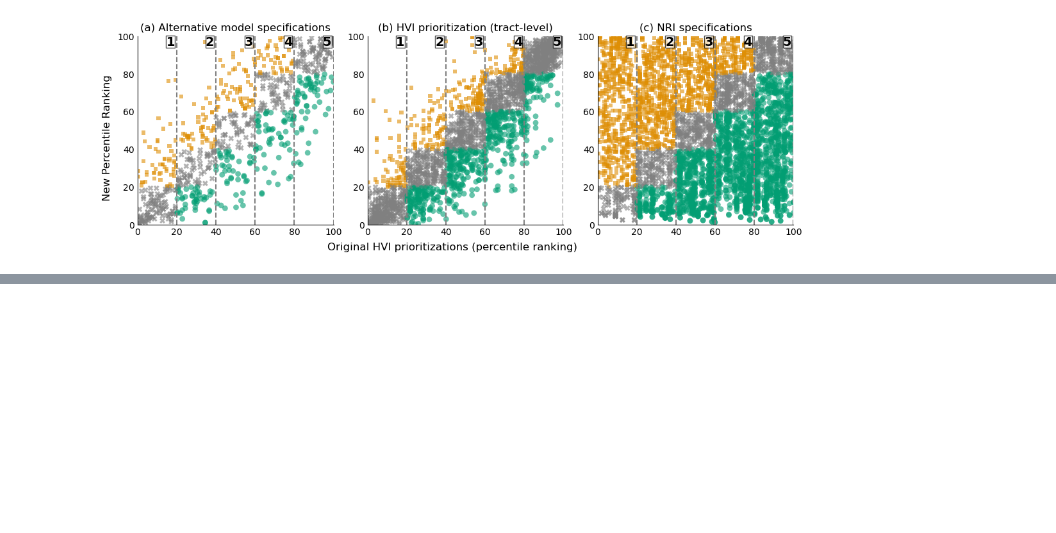
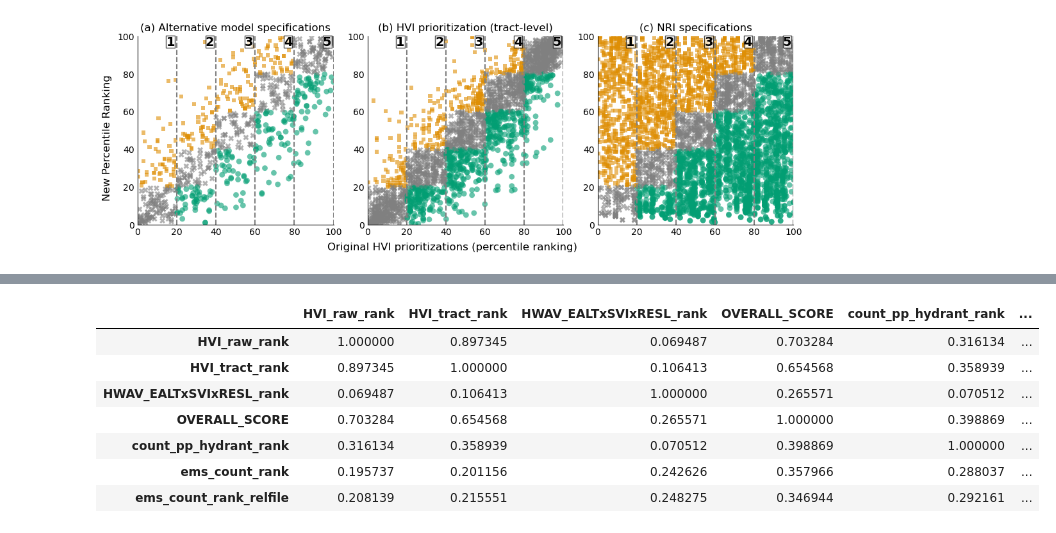
Before and after one commit to jennahgosciak/ScrutinizingIndexRiskAssessments, a Jupyter notebook: replicate-figures.ipynb, the cells around one changed output, grey strips where cells are left out. Saved outputs shown, nothing was run; the diff lists cells and outputs as text; code cells hidden in the pictures; blank space fills up the shorter version.

Commit message:
adding heat-related impacts, 311 and ems

```diff
--- a/replicate-figures.ipynb
+++ b/replicate-figures.ipynb
@@ -1290,0 +1446,21 @@ df temp size: (2240, 8)
+# %%
+df_ems_summ = (
+    df_ems[["week", "zipcode"]]
+    .value_counts()
+    .reset_index()
+    .rename(columns={"zipcode": "zcta"})
+)
+df_ems_summ["zcta"] = df_ems_summ["zcta"].astype(str).str[:5]
+df_ems_summ = create_grid(zcta_geo["zcta"].unique(), weekly_dates, "zcta").merge(
+    df_ems_summ, on=["zcta", "week"], how="left"
+)
+df_ems_summ["count"] = df_ems_summ["count"].fillna(0)
+df_ems_summ = df_ems_summ.groupby(["zcta"], as_index=False)["count"].mean()
+df_ems_summ["ems_count_rank"], df_311_summ["ems_count_q5"] = custom_qcut_function(
+    df_311_summ["count"]
+)
+
+zcta_tract_xwalk = zcta_tract_spatial_join(
+    zcta_geo, tract_geo, method=spatial_join_method
+)
+df_ems_tract_summ = df_ems_summ.merge(zcta_tract_xwalk[["zcta", "geoid"]], on="zcta")
@@ -1290,0 +1505,31 @@ df temp size: (2240, 8)
+# %%
+df_tract_impacts = (
+    gdf_tract_hvi.merge(
+        df_cdc_hhi_tract[["geoid", "OVERALL_SCORE", "OVERALL_SCORE_q5"]],
+        on="geoid",
+        how="left",
+    )
+    .merge(gdf_311_summ, on="geoid", how="left")
+    .merge(df_ems_tract_summ, on="geoid", how="left")
+    .merge(df_ems_tract_summ_relfile, on="geoid", how="left")
+)
+df_tract_impacts[
+    [
+        "HVI_raw_rank",
+        "HVI_tract_rank",
+        "HWAV_EALTxSVIxRESL_rank",
+        "OVERALL_SCORE",
+        "count_pp_hydrant_rank",
+        "ems_count_rank",
+        "ems_count_rank_relfile",
+    ]
+].corr(method=correlation_method)
+# %% [output]
+|  | HVI_raw_rank | HVI_tract_rank | HWAV_EALTxSVIxRESL_rank | OVERALL_SCORE | count_pp_hydrant_rank | ... |
+| HVI_raw_rank | 1.000000 | 0.897345 | 0.069487 | 0.703284 | 0.316134 | ... |
+| HVI_tract_rank | 0.897345 | 1.000000 | 0.106413 | 0.654568 | 0.358939 | ... |
+| HWAV_EALTxSVIxRESL_rank | 0.069487 | 0.106413 | 1.000000 | 0.265571 | 0.070512 | ... |
+| OVERALL_SCORE | 0.703284 | 0.654568 | 0.265571 | 1.000000 | 0.398869 | ... |
+| count_pp_hydrant_rank | 0.316134 | 0.358939 | 0.070512 | 0.398869 | 1.000000 | ... |
+| ems_count_rank | 0.195737 | 0.201156 | 0.242626 | 0.357966 | 0.288037 | ... |
+| ems_count_rank_relfile | 0.208139 | 0.215551 | 0.248275 | 0.346944 | 0.292161 | ... |
```
Also changed, not shown: parts of 8 cells of this notebook, 13 other files.
